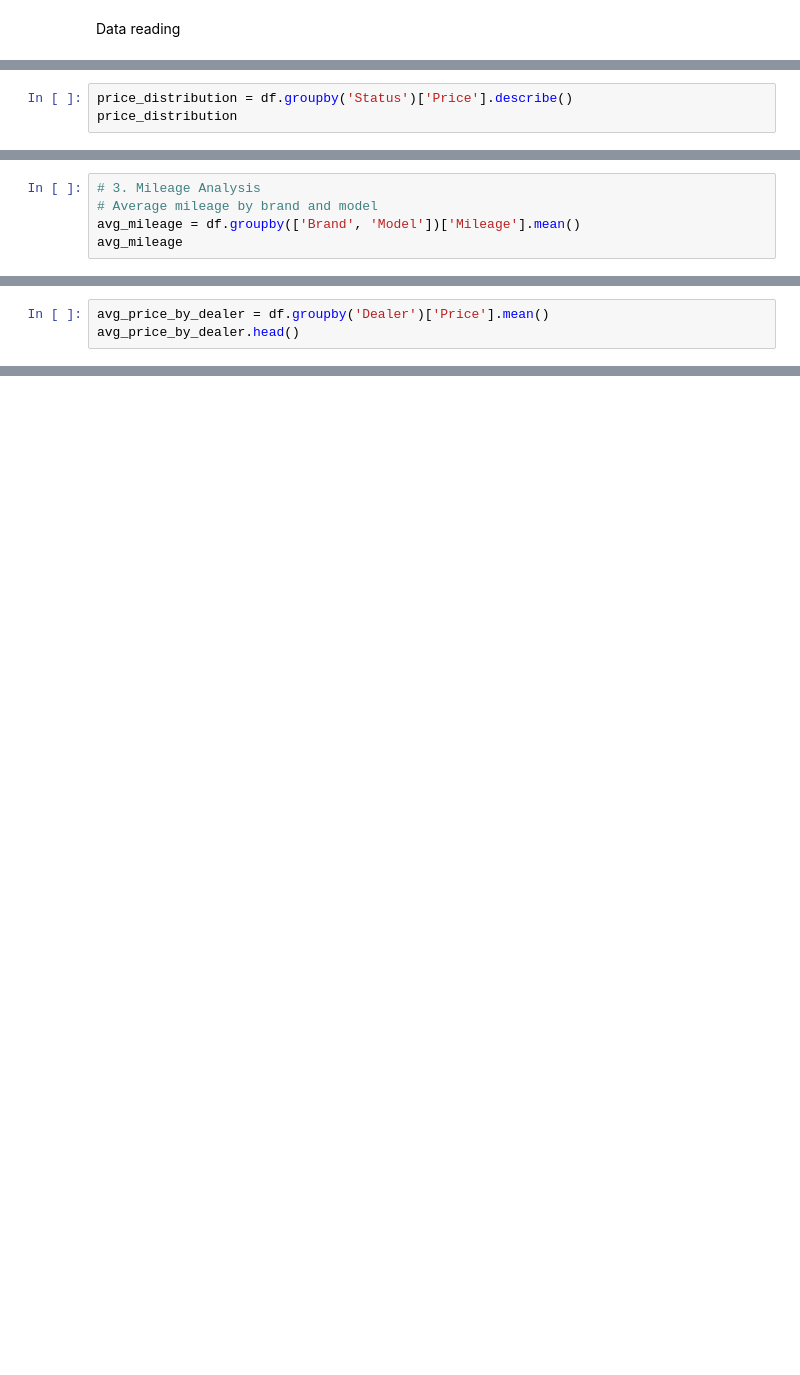
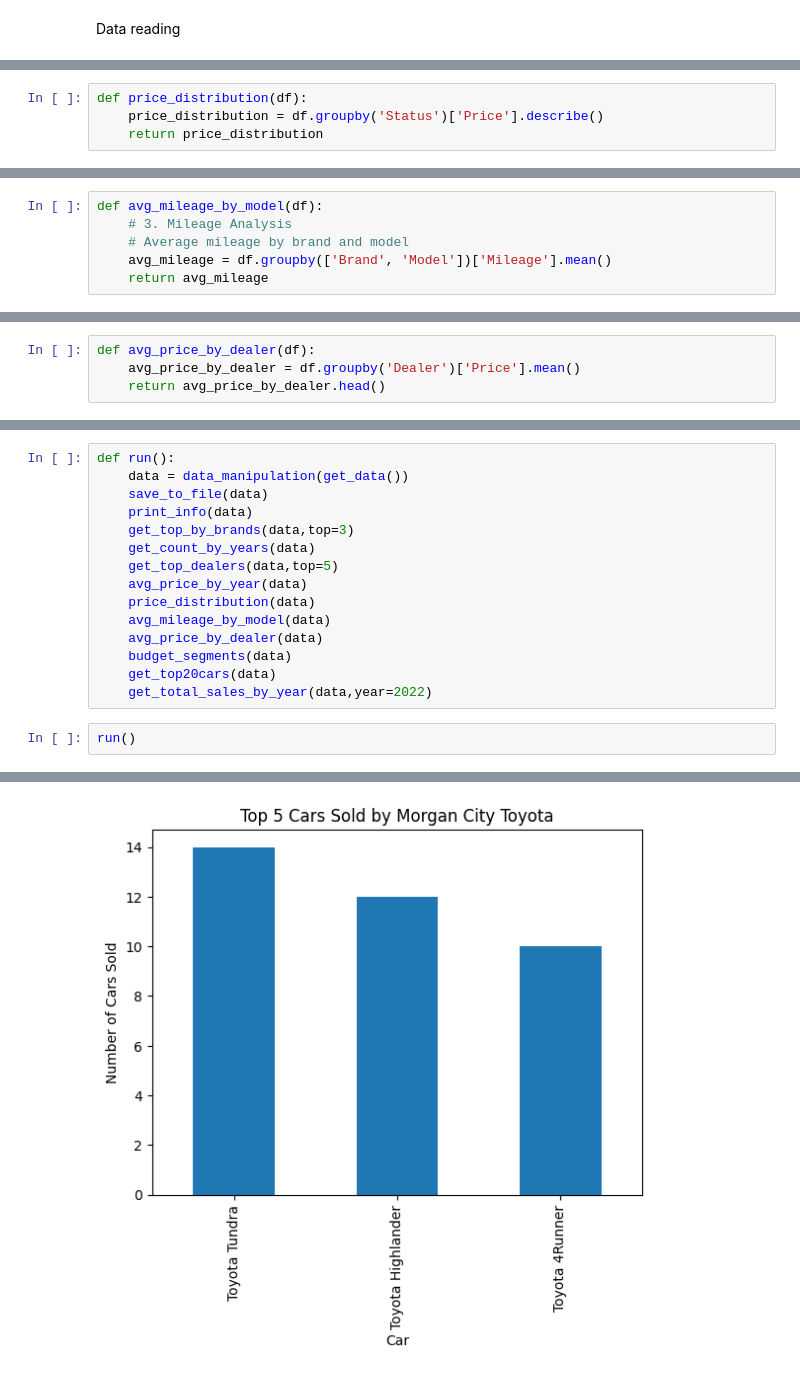
Before and after one commit to lizogov/Naya_College_Python_project_Car_Sales, a Jupyter notebook: Project.ipynb, the cells around one changed output, grey strips where cells are left out. Saved outputs shown, nothing was run; the diff lists cells and outputs as text; blank space fills up the shorter version.

```diff
--- a/Project.ipynb
+++ b/Project.ipynb
@@ -202,3 +106,4 @@ Name: Price, Length: 5430, dtype: float64
 # %%
-price_distribution = df.groupby('Status')['Price'].describe()
-price_distribution
+def price_distribution(df):
+    price_distribution = df.groupby('Status')['Price'].describe()
+    return price_distribution
@@ -211,5 +110,6 @@ price_distribution
 # %%
-# 3. Mileage Analysis
-# Average mileage by brand and model
-avg_mileage = df.groupby(['Brand', 'Model'])['Mileage'].mean()
-avg_mileage
+def avg_mileage_by_model(df):
+    # 3. Mileage Analysis
+    # Average mileage by brand and model
+    avg_mileage = df.groupby(['Brand', 'Model'])['Mileage'].mean()
+    return avg_mileage
@@ -230,3 +116,4 @@ Name: Mileage, Length: 668, dtype: float64
 # %%
-avg_price_by_dealer = df.groupby('Dealer')['Price'].mean()
-avg_price_by_dealer.head()
+def avg_price_by_dealer(df):
+    avg_price_by_dealer = df.groupby('Dealer')['Price'].mean()
+    return avg_price_by_dealer.head()
@@ -313,0 +194,18 @@ for brand in brands:
+# %%
+def run():
+    data = data_manipulation(get_data())
+    save_to_file(data)
+    print_info(data)
+    get_top_by_brands(data,top=3)
+    get_count_by_years(data)
+    get_top_dealers(data,top=5)
+    avg_price_by_year(data)
+    price_distribution(data)
+    avg_mileage_by_model(data)
+    avg_price_by_dealer(data)
+    budget_segments(data)
+    get_top20cars(data)
+    get_total_sales_by_year(data,year=2022)
+# %%
+run()
+# %% [output]
@@ -313,0 +229 @@ for brand in brands:
+[figure, added]
```
Also changed, not shown: parts of 16 cells of this notebook, 2 other files.
